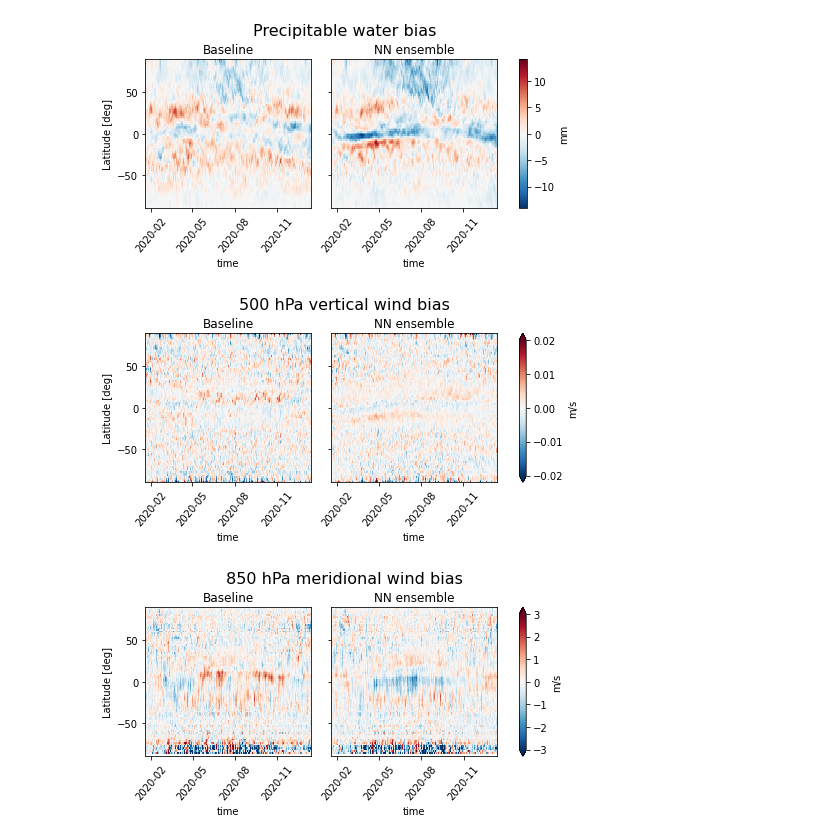
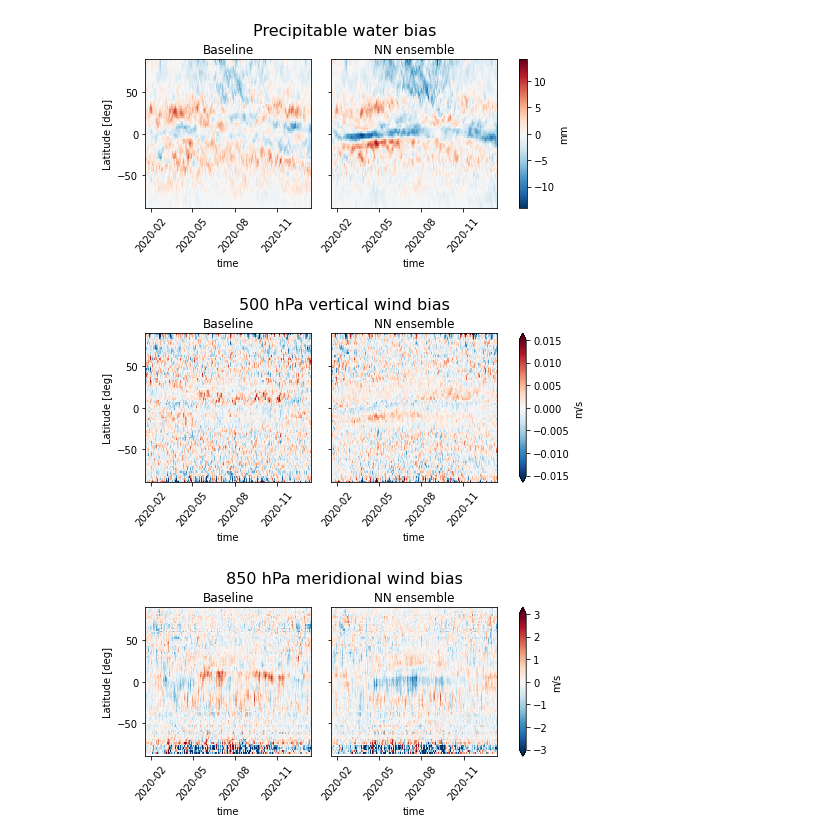
Before and after one commit to ai2cm/nudge-to-3km-PIRE-1yr-workflow, a Jupyter notebook: notebooks/hovmoller-biases.ipynb, the cells around one changed output. Drawn from its saved outputs; the diff is of its cells as text; code cells hidden in the pictures.

```diff
--- a/notebooks/hovmoller-biases.ipynb
+++ b/notebooks/hovmoller-biases.ipynb
@@ -128,3 +128,22 @@ for experiment, prog_run in experiments.items():
 ds_diags = xr.concat(diags, dim=pd.Index(labels, name="experiment"))
 # %%
 exps = ["Baseline", "NN ensemble"]
+# %%
+f = (
+        (ds_diags["tmp200_zonal_mean_bias"] )
+).plot(col="experiment", x="time")
+
+for i, exp in enumerate(labels):
+    ax = f.axes[0][i]
+    plt.setp(ax.xaxis.get_majorticklabels(), rotation=50)
+    ax.set_title(exp)
+
+    ax = f.axes[0][0].set_ylabel("Latitude [deg]")
+
+f.cbar.ax.set_ylabel("K")
+plt.suptitle("200 hPa temperature", y=1.05, fontsize=16)
+
+
+#plt.savefig("figures/pdf/prognostic_hovmoller_precip_bias.pdf", dpi=150, bbox_inches='tight')
+#plt.savefig("figures/png/prognostic_hovmoller_precip_bias.png", dpi=150, bbox_inches='tight')
+#plt.savefig("figures/eps/prognostic_hovmoller_precip_bias.eps", format="eps", bbox_inches='tight')
@@ -130,0 +153,18 @@ exps = ["Baseline", "NN ensemble"]
+# %%
+f = (
+        (ds_diags["tmp200_zonal_mean_bias"] ).sel(experiment=exps)
+).plot(col="experiment", x="time")
+
+for i, exp in enumerate(exps):
+    ax = f.axes[0][i]
+    plt.setp(ax.xaxis.get_majorticklabels(), rotation=50)
+    ax.set_title(exp)
+
+    ax = f.axes[0][0].set_ylabel("Latitude [deg]")
+
+f.cbar.ax.set_ylabel("K")
+plt.suptitle("200 hPa temperature", y=1.05, fontsize=16)
+
+plt.savefig("figures/pdf/prognostic_hovmoller_t200_bias.pdf", dpi=150, bbox_inches='tight')
+plt.savefig("figures/png/prognostic_hovmoller_t200_bias.png", dpi=150, bbox_inches='tight')
+plt.savefig("figures/eps/prognostic_hovmoller_t200_bias.eps", format="eps", bbox_inches='tight')
@@ -131,7 +175,7 @@ exps = ["Baseline", "NN ensemble"]
 # %%
 f = (
         (ds_diags["pratesfc_zonal_mean_bias"] * kg_m2s_to_mm_day).sel(experiment=exps)
-).plot(col="experiment", x="time")
+).plot(col="experiment", x="time", vmax=9)
 
 for i, exp in enumerate(exps):
     ax = f.axes[0][i]
@@ -171,21 +215,21 @@ plt.savefig("figures/eps/prognostic_hovmoller_pwat_bias.eps", format="eps", bbox
 # %%
 exps = ["Baseline", "NN ensemble"]
 f = (
         (ds_diags["w500_zonal_mean_bias"] ).sel(experiment=exps)
-).plot(col="experiment", x="time", vmax=0.02)
+).plot(col="experiment", x="time", vmax=0.015)
 
 for i, exp in enumerate(exps):
     ax = f.axes[0][i]
     plt.setp(ax.xaxis.get_majorticklabels(), rotation=50)
     ax.set_title(exp)
 ax = f.axes[0][0].set_ylabel("Latitude [deg]")
 f.cbar.ax.set_ylabel("m/s")
 plt.suptitle("500 hPa vertical wind bias", y=1.05, fontsize=16)
 plt.savefig("figures/pdf/prognostic_hovmoller_w500_bias.pdf", dpi=150, bbox_inches='tight')
 plt.savefig("figures/png/prognostic_hovmoller_w500_bias.png", dpi=150, bbox_inches='tight')
 plt.savefig("figures/eps/prognostic_hovmoller_w500_bias.eps", format="eps", bbox_inches='tight')
 # %% [output]
-[figure, old version]
+[figure, new version]
 # %%
 vwind_verif = catalog["2020_1yr_pire_vwinds"].read()
 vwind_verif_zonal_mean = vcm.zonal_average_approximate(
```
Also changed, not shown: parts of 4 cells of this notebook, 5 other files.
